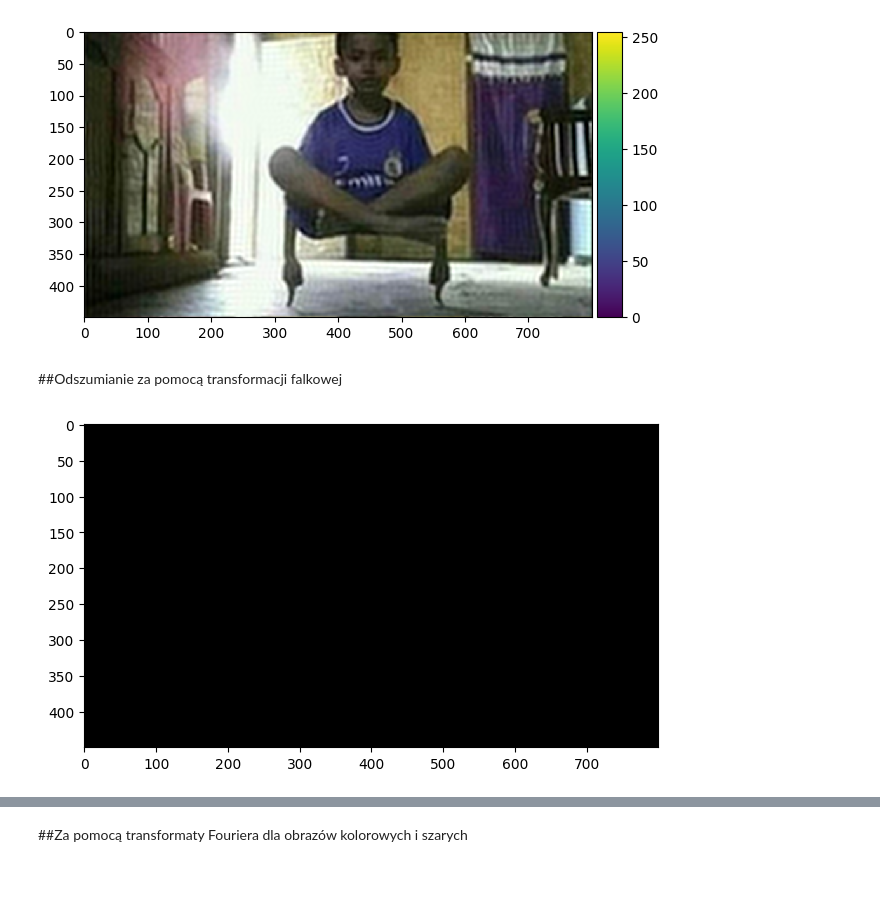
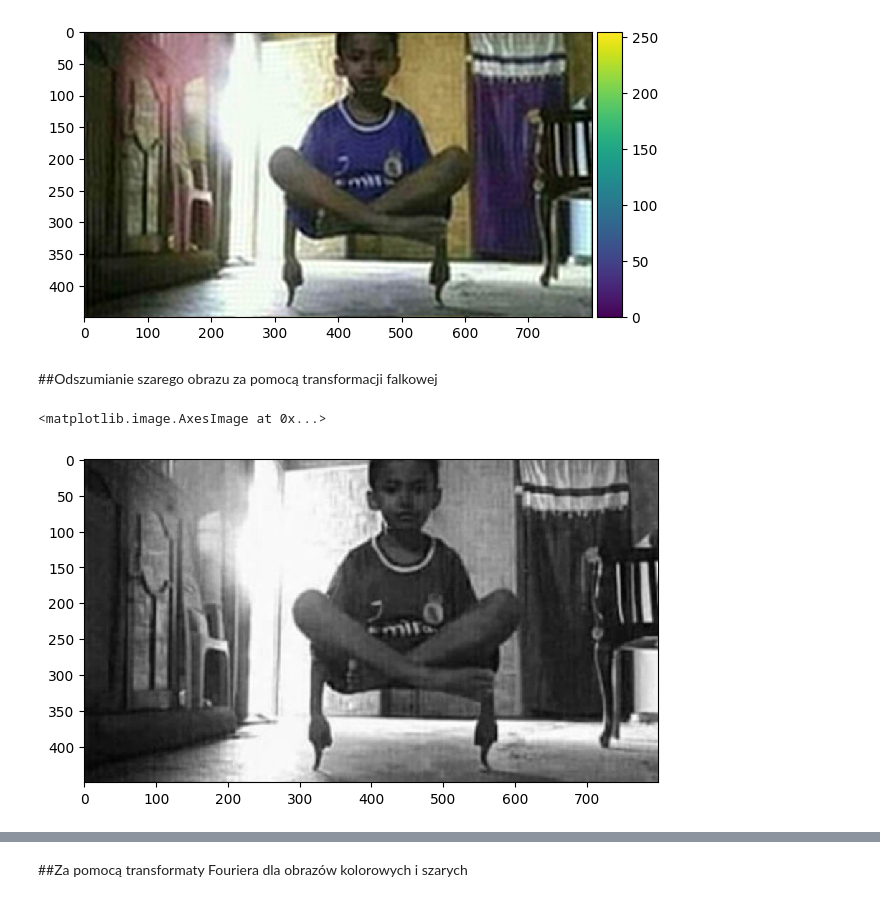
Before and after one commit to sumadvena/SiOC_2023, a Jupyter notebook: SiOC_4.ipynb, the cells around one changed output, grey strips where cells are left out. Saved outputs shown, nothing was run; the diff lists cells and outputs as text; code cells hidden in the pictures.

Commit message:
Utworzono za pomocą Colaboratory

```diff
--- a/SiOC_4.ipynb
+++ b/SiOC_4.ipynb
@@ -131,26 +158,24 @@ io.imshow(np.clip(denoised_c_img.astype(int), 0, 255))
 <matplotlib.image.AxesImage at 0x...>
 [figure]
 # %% [markdown]
-##Odszumianie za pomocą transformacji falkowej
+##Odszumianie szarego obrazu za pomocą transformacji falkowej
 # %%
 wavelet = pywt.Wavelet("haar")
 levels = int(np.floor(np.log2(gray_image.shape[0])))
 
 def denoise(image, wavelet, noise_sigma):
   wc = pywt.wavedec2(gray_image, wavelet, level=levels)
-  #nwc = list(map(lambda x: pywt.thresh))
   arr, coeff_slices = pywt.coeffs_to_array(wc)
   arr = pywt.threshold(arr, noise_sigma, mode='soft')
   nwc = pywt.array_to_coeffs(arr, coeff_slices, output_format= 'wavedec2')
   return pywt.waverec2(nwc, wavelet)
 
-# Reconstruct the image
-img_denoised = denoise(gray_image, wavelet, 0.1)
+img_denoised = denoise(gray_image, wavelet, 0.0001)
 
-#wc_img = pywt.dwtn(gray_image, wavelet, mode="symmetric")
-_ = io.imshow(np.clip(img_denoised.astype(int), 0, 255))
+io.imshow(img_denoised)
 # %% [output]
+<matplotlib.image.AxesImage at 0x...>
-[figure, old version]
+[figure, new version]
 # %%
 def filter_image(img, keep_fraction=0.1):
     img_fft = img.copy()
```
Also changed, not shown: parts of 13 cells of this notebook.
